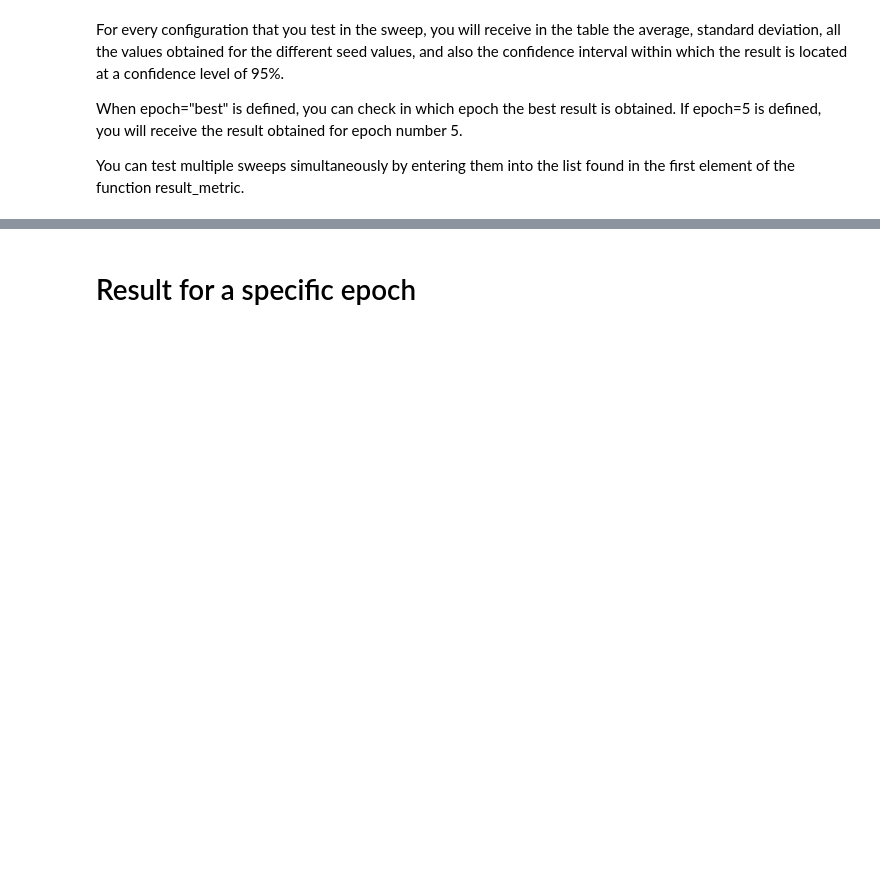
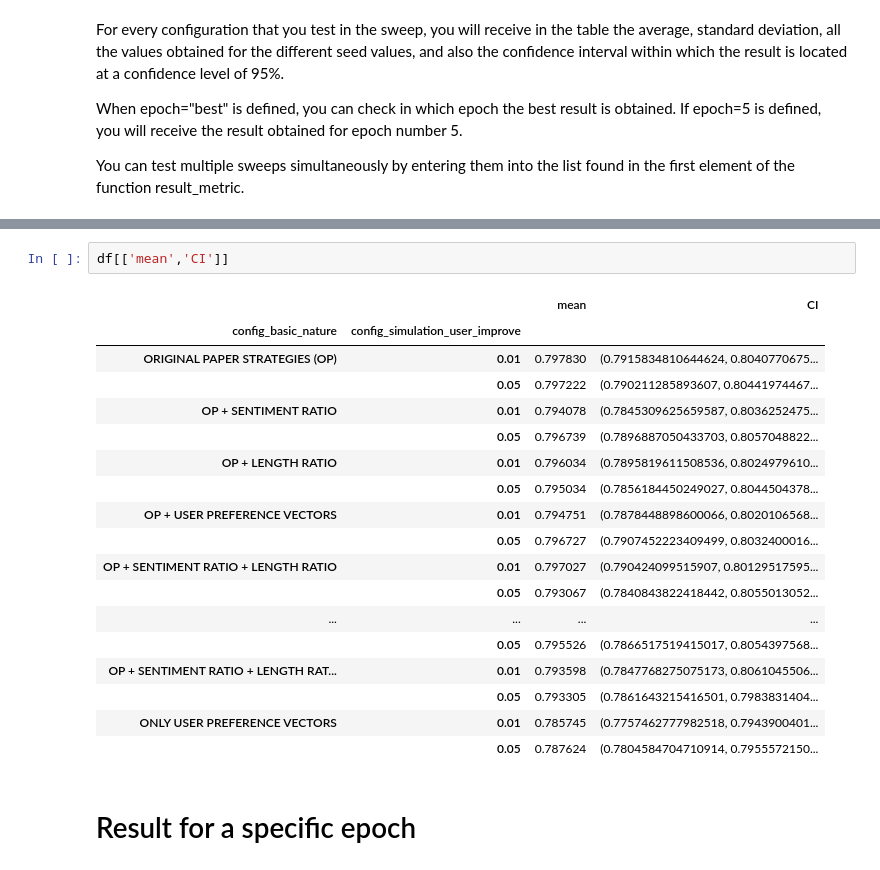
Before and after one commit to Guy-Lor/HumanChoicePrediction, a Jupyter notebook: RunningScripts/analyze_results_fixed.ipynb, the cells around one changed output, grey strips where cells are left out. Saved outputs shown, nothing was run; the diff lists cells and outputs as text; blank space fills up the shorter version.

```diff
--- a/RunningScripts/analyze_results_fixed.ipynb
+++ b/RunningScripts/analyze_results_fixed.ipynb
@@ -110,3 +137,24 @@ Download sweep_id='yiteamf1' data...
+# %%
+df[['mean','CI']]
+# %% [output]
+|  |  | mean | CI |
+| config_basic_nature | config_simulation_user_improve |  |  |
+| ORIGINAL PAPER STRATEGIES (OP) | 0.01 | 0.797830 | (0.7915834810644624, 0.8040770675... |
+|  | 0.05 | 0.797222 | (0.790211285893607, 0.80441974467... |
+| OP + SENTIMENT RATIO | 0.01 | 0.794078 | (0.7845309625659587, 0.8036252475... |
+|  | 0.05 | 0.796739 | (0.7896887050433703, 0.8057048822... |
+| OP + LENGTH RATIO | 0.01 | 0.796034 | (0.7895819611508536, 0.8024979610... |
+|  | 0.05 | 0.795034 | (0.7856184450249027, 0.8044504378... |
+| OP + USER PREFERENCE VECTORS | 0.01 | 0.794751 | (0.7878448898600066, 0.8020106568... |
+|  | 0.05 | 0.796727 | (0.7907452223409499, 0.8032400016... |
+| OP + SENTIMENT RATIO + LENGTH RATIO | 0.01 | 0.797027 | (0.790424099515907, 0.80129517595... |
+|  | 0.05 | 0.793067 | (0.7840843822418442, 0.8055013052... |
+| ... | ... | ... | ... |
+|  | 0.05 | 0.795526 | (0.7866517519415017, 0.8054397568... |
+| OP + SENTIMENT RATIO + LENGTH RAT... | 0.01 | 0.793598 | (0.7847768275075173, 0.8061045506... |
+|  | 0.05 | 0.793305 | (0.7861643215416501, 0.7983831404... |
+| ONLY USER PREFERENCE VECTORS | 0.01 | 0.785745 | (0.7757462777982518, 0.7943900401... |
+|  | 0.05 | 0.787624 | (0.7804584704710914, 0.7955572150... |
 # %% [markdown]
 # Result for a specific epoch
 # %%
```
Also changed, not shown: parts of 7 cells of this notebook, 1 other file.
